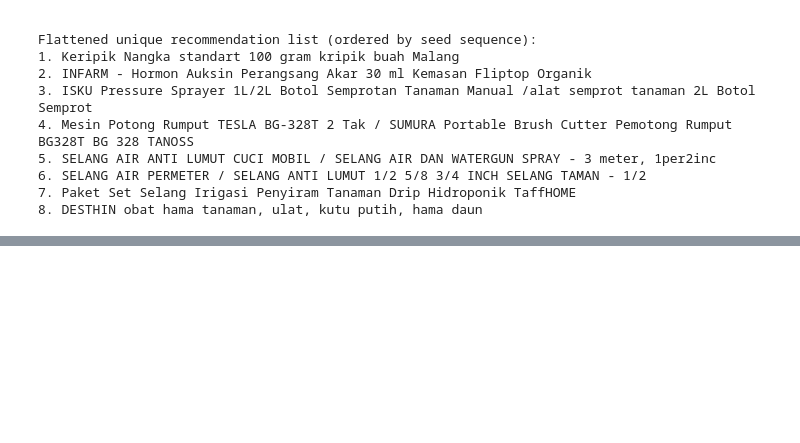
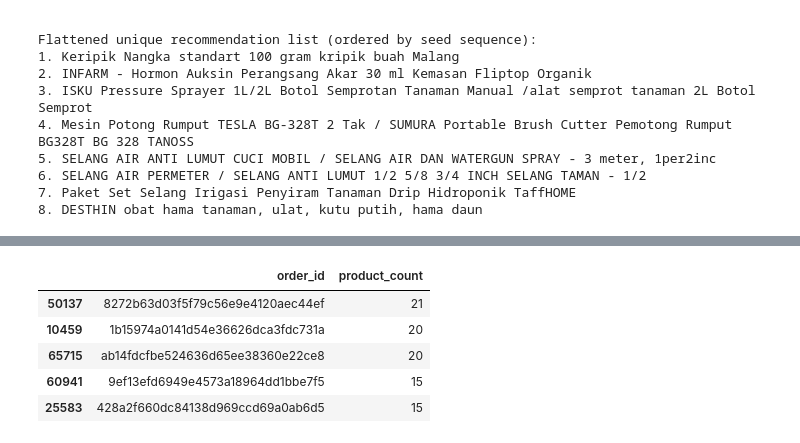
Before and after one commit to LuiisClaudio/mod-cloth, a Jupyter notebook: LuisMartins_CA2.ipynb, the cells around one changed output, grey strips where cells are left out. Cells and saved outputs as stored; diff of their text form; code cells hidden in the pictures; blank space fills up the shorter version.

```diff
--- a/LuisMartins_CA2.ipynb
+++ b/LuisMartins_CA2.ipynb
@@ -663,0 +707,11 @@ Flattened unique recommendation list (ordered by seed sequence):
+# %%
+# Group by 'order_id' and count the number of products in each order
+product_counts_per_order = order_items_df.groupby('order_id')['product_id'].count().reset_index(name='product_count')
+product_counts_per_order.sort_values(by='product_count', ascending=False).head()
+# %% [output]
+|  | order_id | product_count |
+| 50137 | 8272b63d03f5f79c56e9e4120aec44ef | 21 |
+| 10459 | 1b15974a0141d54e36626dca3fdc731a | 20 |
+| 65715 | ab14fdcfbe524636d65ee38360e22ce8 | 20 |
+| 60941 | 9ef13efd6949e4573a18964dd1bbe7f5 | 15 |
+| 25583 | 428a2f660dc84138d969ccd69a0ab6d5 | 15 |
```
Also changed, not shown: parts of 14 cells of this notebook.
